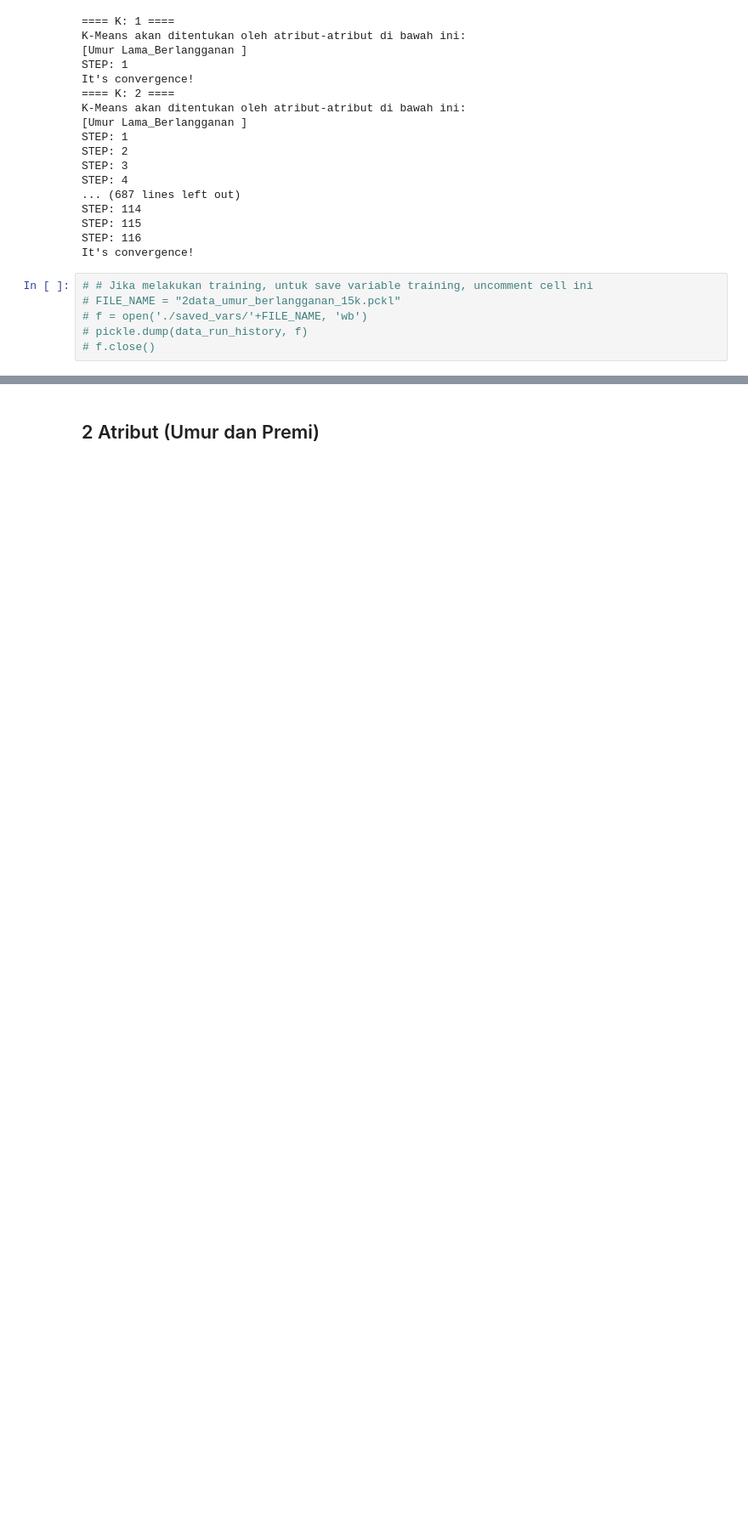
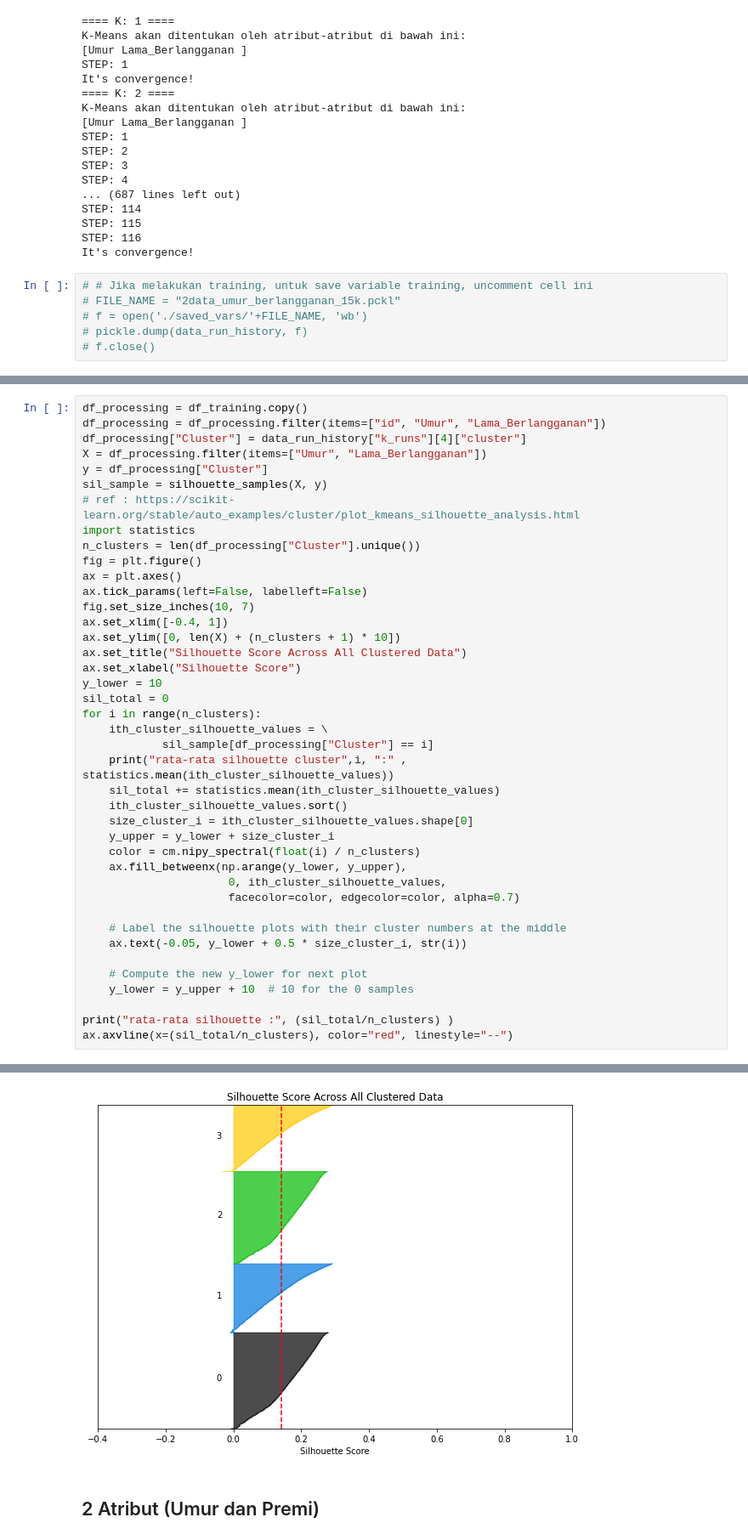
Before and after one commit to kaenova/Malin_Tubes1, a Jupyter notebook: notebooks/Malin_Tubes1_Pengumpulan.ipynb, the cells around one changed output, grey strips where cells are left out. Shown at 85% size. Drawn from its saved outputs; the diff is of its cells as text; blank space fills up the shorter version.

```diff
--- a/notebooks/Malin_Tubes1_Pengumpulan.ipynb
+++ b/notebooks/Malin_Tubes1_Pengumpulan.ipynb
@@ -610,0 +644,42 @@ It's convergence!
+# %%
+df_processing = df_training.copy()
+df_processing = df_processing.filter(items=["id", "Umur", "Lama_Berlangganan"])
+df_processing["Cluster"] = data_run_history["k_runs"][4]["cluster"]
+X = df_processing.filter(items=["Umur", "Lama_Berlangganan"])
+y = df_processing["Cluster"]
+sil_sample = silhouette_samples(X, y)
+# ref : https://scikit-learn.org/stable/auto_examples/cluster/plot_kmeans_silhouette_analysis.html
+import statistics
+n_clusters = len(df_processing["Cluster"].unique())
+fig = plt.figure()
+ax = plt.axes()
+ax.tick_params(left=False, labelleft=False)
+fig.set_size_inches(10, 7)
+ax.set_xlim([-0.4, 1])
+ax.set_ylim([0, len(X) + (n_clusters + 1) * 10])
+ax.set_title("Silhouette Score Across All Clustered Data")
+ax.set_xlabel("Silhouette Score")
+y_lower = 10
+sil_total = 0
+for i in range(n_clusters):
+    ith_cluster_silhouette_values = \
+            sil_sample[df_processing["Cluster"] == i]
+    print("rata-rata silhouette cluster",i, ":" , statistics.mean(ith_cluster_silhouette_values))
+    sil_total += statistics.mean(ith_cluster_silhouette_values)
+    ith_cluster_silhouette_values.sort()
+    size_cluster_i = ith_cluster_silhouette_values.shape[0]
+    y_upper = y_lower + size_cluster_i
+    color = cm.nipy_spectral(float(i) / n_clusters)
+    ax.fill_betweenx(np.arange(y_lower, y_upper),
+                      0, ith_cluster_silhouette_values,
+                      facecolor=color, edgecolor=color, alpha=0.7)
+
+    # Label the silhouette plots with their cluster numbers at the middle
+    ax.text(-0.05, y_lower + 0.5 * size_cluster_i, str(i))
+
+    # Compute the new y_lower for next plot
+    y_lower = y_upper + 10  # 10 for the 0 samples
+
+print("rata-rata silhouette :", (sil_total/n_clusters) )
+ax.axvline(x=(sil_total/n_clusters), color="red", linestyle="--")
+# %% [output]
@@ -611,3 +692,4 @@ It's convergence!
+[figure, added]
 # %% [markdown]
 ## 2 Atribut (Umur dan Premi)
 # %%
```
Also changed, not shown: parts of 14 cells of this notebook.
